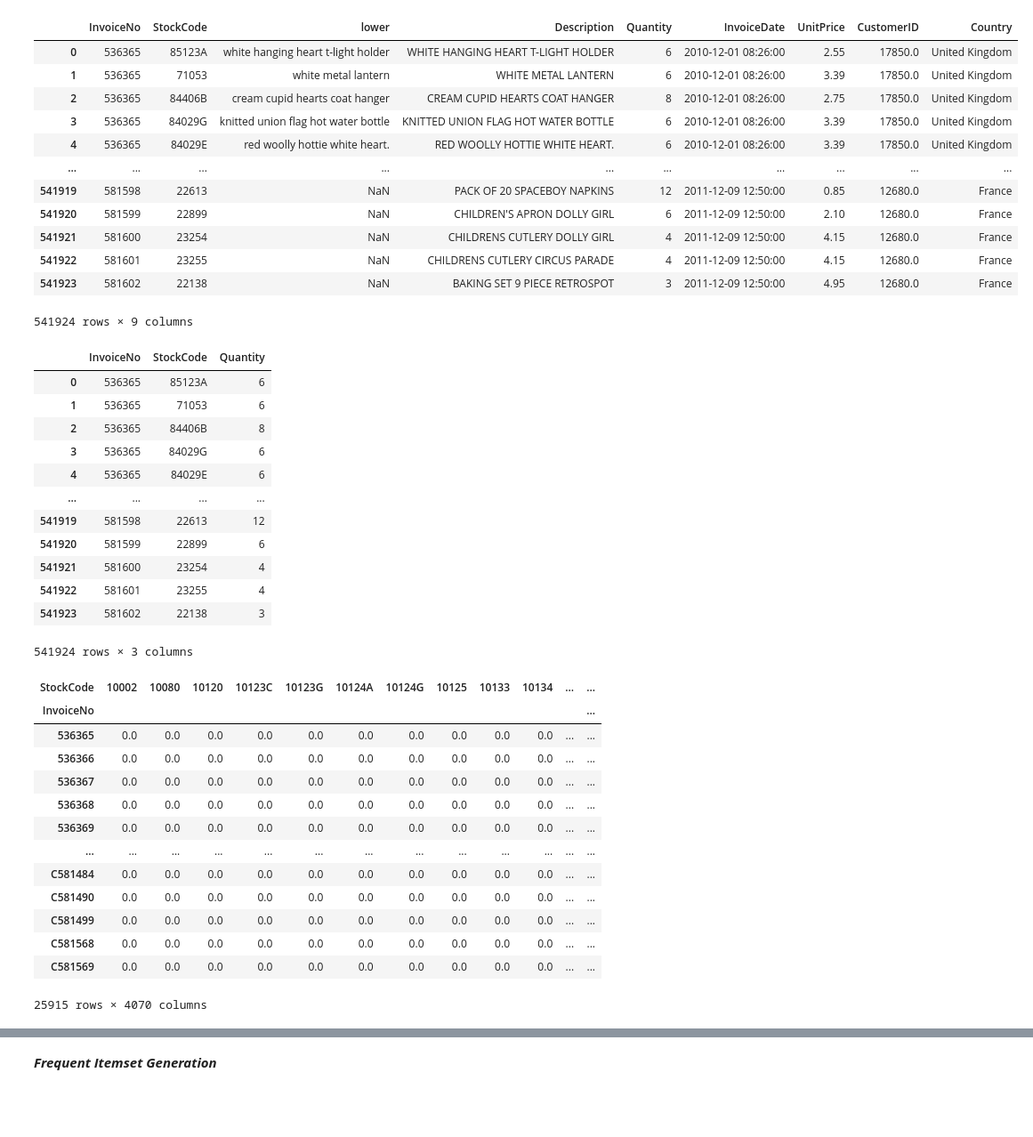
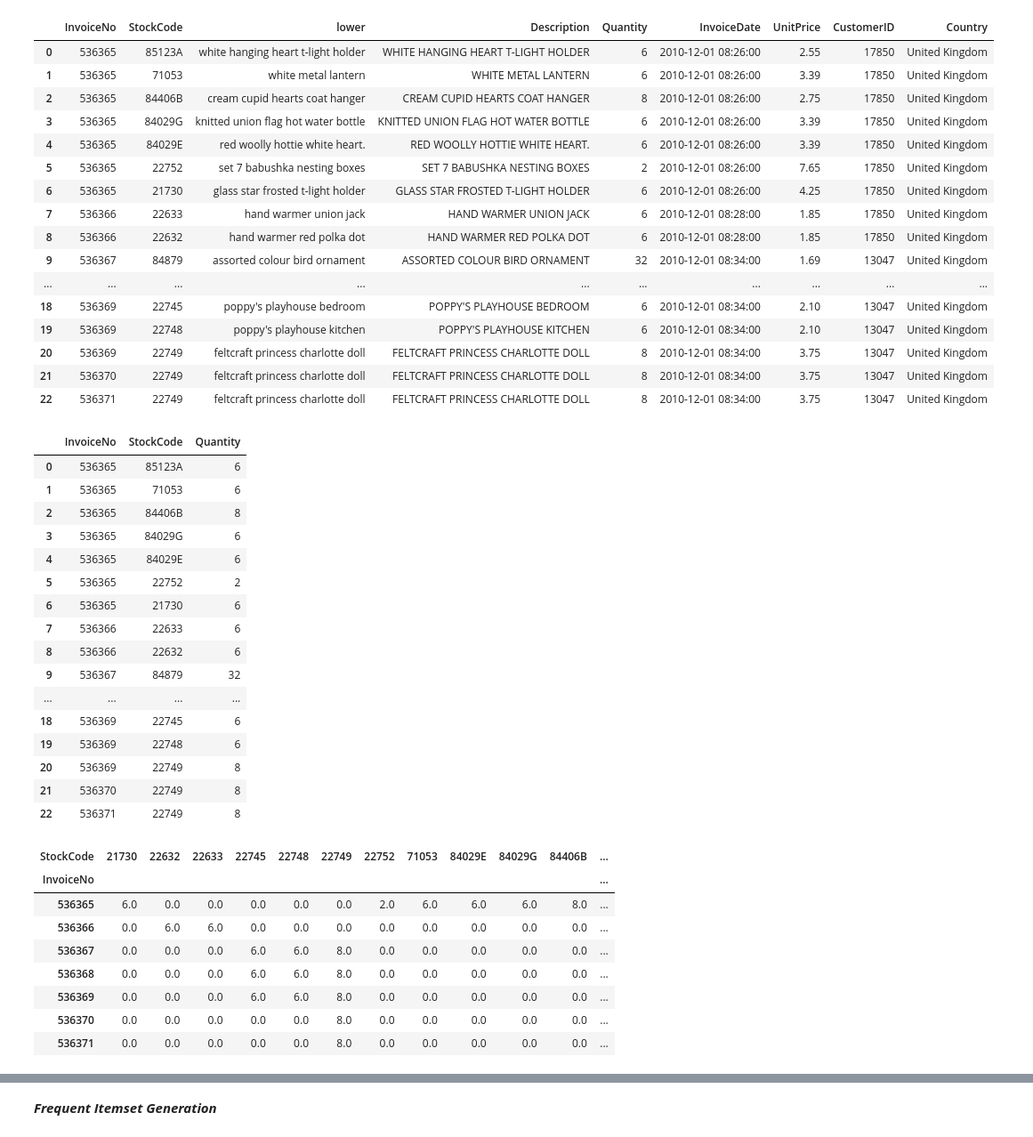
Before and after one commit to khysokhornrupp/RUPP-Apriori-, a Jupyter notebook: appriori/appriori.ipynb, the cells around one changed output, grey strips where cells are left out. Shown at 89% size. Cells and saved outputs as stored; diff of their text form; code cells hidden in the pictures; blank space fills up the shorter version.

```diff
--- a/appriori/appriori.ipynb
+++ b/appriori/appriori.ipynb
@@ -8,28 +8,32 @@ from collections import Iterable
 # use for vertify
 from mlxtend.frequent_patterns import apriori, association_rules
 # %%
+df = pd.read_csv(
+    '/home/sokhorn/sokhorn/dataSet/data/sample_data_set.csv', sep=',')
+df.drop(['Unnamed: 0'], axis=1, inplace=True)
+df
 # df = pd.read_csv(
-#     '/home/sokhorn/sokhorn/dataSet/data/sample_data_set.csv', sep=',')
+#     '/home/sokhorn/sokhorn/dataSet/data/Online Retail.csv', sep=',')
 # df.drop(['Unnamed: 0'], axis=1, inplace=True)
 # df
-df = pd.read_csv(
-    '/home/sokhorn/sokhorn/dataSet/data/Online Retail.csv', sep=',')
-df.drop(['Unnamed: 0'], axis=1, inplace=True)
-df
 # %% [output]
 |  | InvoiceNo | StockCode | lower | Description | Quantity | InvoiceDate | UnitPrice | CustomerID | Country |
-| 0 | 536365 | 85123A | white hanging heart t-light holder | WHITE HANGING HEART T-LIGHT HOLDER | 6 | 2010-12-01 08:26:00 | 2.55 | 17850.0 | United Kingdom |
-| 1 | 536365 | 71053 | white metal lantern | WHITE METAL LANTERN | 6 | 2010-12-01 08:26:00 | 3.39 | 17850.0 | United Kingdom |
-| 2 | 536365 | 84406B | cream cupid hearts coat hanger | CREAM CUPID HEARTS COAT HANGER | 8 | 2010-12-01 08:26:00 | 2.75 | 17850.0 | United Kingdom |
-| 3 | 536365 | 84029G | knitted union flag hot water bottle | KNITTED UNION FLAG HOT WATER BOTTLE | 6 | 2010-12-01 08:26:00 | 3.39 | 17850.0 | United Kingdom |
-| 4 | 536365 | 84029E | red woolly hottie white heart. | RED WOOLLY HOTTIE WHITE HEART. | 6 | 2010-12-01 08:26:00 | 3.39 | 17850.0 | United Kingdom |
+| 0 | 536365 | 85123A | white hanging heart t-light holder | WHITE HANGING HEART T-LIGHT HOLDER | 6 | 2010-12-01 08:26:00 | 2.55 | 17850 | United Kingdom |
+| 1 | 536365 | 71053 | white metal lantern | WHITE METAL LANTERN | 6 | 2010-12-01 08:26:00 | 3.39 | 17850 | United Kingdom |
+| 2 | 536365 | 84406B | cream cupid hearts coat hanger | CREAM CUPID HEARTS COAT HANGER | 8 | 2010-12-01 08:26:00 | 2.75 | 17850 | United Kingdom |
+| 3 | 536365 | 84029G | knitted union flag hot water bottle | KNITTED UNION FLAG HOT WATER BOTTLE | 6 | 2010-12-01 08:26:00 | 3.39 | 17850 | United Kingdom |
+| 4 | 536365 | 84029E | red woolly hottie white heart. | RED WOOLLY HOTTIE WHITE HEART. | 6 | 2010-12-01 08:26:00 | 3.39 | 17850 | United Kingdom |
+| 5 | 536365 | 22752 | set 7 babushka nesting boxes | SET 7 BABUSHKA NESTING BOXES | 2 | 2010-12-01 08:26:00 | 7.65 | 17850 | United Kingdom |
+| 6 | 536365 | 21730 | glass star frosted t-light holder | GLASS STAR FROSTED T-LIGHT HOLDER | 6 | 2010-12-01 08:26:00 | 4.25 | 17850 | United Kingdom |
+| 7 | 536366 | 22633 | hand warmer union jack | HAND WARMER UNION JACK | 6 | 2010-12-01 08:28:00 | 1.85 | 17850 | United Kingdom |
+| 8 | 536366 | 22632 | hand warmer red polka dot | HAND WARMER RED POLKA DOT | 6 | 2010-12-01 08:28:00 | 1.85 | 17850 | United Kingdom |
+| 9 | 536367 | 84879 | assorted colour bird ornament | ASSORTED COLOUR BIRD ORNAMENT | 32 | 2010-12-01 08:34:00 | 1.69 | 13047 | United Kingdom |
 | ... | ... | ... | ... | ... | ... | ... | ... | ... | ... |
-| 541919 | 581598 | 22613 | NaN | PACK OF 20 SPACEBOY NAPKINS | 12 | 2011-12-09 12:50:00 | 0.85 | 12680.0 | France |
-| 541920 | 581599 | 22899 | NaN | CHILDREN'S APRON DOLLY GIRL | 6 | 2011-12-09 12:50:00 | 2.10 | 12680.0 | France |
-| 541921 | 581600 | 23254 | NaN | CHILDRENS CUTLERY DOLLY GIRL | 4 | 2011-12-09 12:50:00 | 4.15 | 12680.0 | France |
-| 541922 | 581601 | 23255 | NaN | CHILDRENS CUTLERY CIRCUS PARADE | 4 | 2011-12-09 12:50:00 | 4.15 | 12680.0 | France |
-| 541923 | 581602 | 22138 | NaN | BAKING SET 9 PIECE RETROSPOT | 3 | 2011-12-09 12:50:00 | 4.95 | 12680.0 | France |
+| 18 | 536369 | 22745 | poppy's playhouse bedroom | POPPY'S PLAYHOUSE BEDROOM | 6 | 2010-12-01 08:34:00 | 2.10 | 13047 | United Kingdom |
+| 19 | 536369 | 22748 | poppy's playhouse kitchen | POPPY'S PLAYHOUSE KITCHEN | 6 | 2010-12-01 08:34:00 | 2.10 | 13047 | United Kingdom |
+| 20 | 536369 | 22749 | feltcraft princess charlotte doll | FELTCRAFT PRINCESS CHARLOTTE DOLL | 8 | 2010-12-01 08:34:00 | 3.75 | 13047 | United Kingdom |
+| 21 | 536370 | 22749 | feltcraft princess charlotte doll | FELTCRAFT PRINCESS CHARLOTTE DOLL | 8 | 2010-12-01 08:34:00 | 3.75 | 13047 | United Kingdom |
+| 22 | 536371 | 22749 | feltcraft princess charlotte doll | FELTCRAFT PRINCESS CHARLOTTE DOLL | 8 | 2010-12-01 08:34:00 | 3.75 | 13047 | United Kingdom |
-541924 rows × 9 columns
 # %%
 sample_dataset = df[[
     'InvoiceNo',
@@ -44,13 +48,17 @@ sample_dataset
 | 2 | 536365 | 84406B | 8 |
 | 3 | 536365 | 84029G | 6 |
 | 4 | 536365 | 84029E | 6 |
+| 5 | 536365 | 22752 | 2 |
+| 6 | 536365 | 21730 | 6 |
+| 7 | 536366 | 22633 | 6 |
+| 8 | 536366 | 22632 | 6 |
+| 9 | 536367 | 84879 | 32 |
 | ... | ... | ... | ... |
-| 541919 | 581598 | 22613 | 12 |
-| 541920 | 581599 | 22899 | 6 |
-| 541921 | 581600 | 23254 | 4 |
-| 541922 | 581601 | 23255 | 4 |
-| 541923 | 581602 | 22138 | 3 |
+| 18 | 536369 | 22745 | 6 |
+| 19 | 536369 | 22748 | 6 |
+| 20 | 536369 | 22749 | 8 |
+| 21 | 536370 | 22749 | 8 |
+| 22 | 536371 | 22749 | 8 |
-541924 rows × 3 columns
 # %%
 item_sets = (
     sample_dataset.groupby(['InvoiceNo', 'StockCode', ])['Quantity']
@@ -59,18 +67,13 @@ item_sets = (
 )
 item_sets
 # %% [output]
-| StockCode | 10002 | 10080 | 10120 | 10123C | 10123G | 10124A | 10124G | 10125 | 10133 | 10134 | ... | ... |
+| StockCode | 21730 | 22632 | 22633 | 22745 | 22748 | 22749 | 22752 | 71053 | 84029E | 84029G | 84406B | ... |
 | InvoiceNo |  |  |  |  |  |  |  |  |  |  |  | ... |
-| 536365 | 0.0 | 0.0 | 0.0 | 0.0 | 0.0 | 0.0 | 0.0 | 0.0 | 0.0 | 0.0 | ... | ... |
-| 536366 | 0.0 | 0.0 | 0.0 | 0.0 | 0.0 | 0.0 | 0.0 | 0.0 | 0.0 | 0.0 | ... | ... |
-| 536367 | 0.0 | 0.0 | 0.0 | 0.0 | 0.0 | 0.0 | 0.0 | 0.0 | 0.0 | 0.0 | ... | ... |
-| 536368 | 0.0 | 0.0 | 0.0 | 0.0 | 0.0 | 0.0 | 0.0 | 0.0 | 0.0 | 0.0 | ... | ... |
-| 536369 | 0.0 | 0.0 | 0.0 | 0.0 | 0.0 | 0.0 | 0.0 | 0.0 | 0.0 | 0.0 | ... | ... |
-| ... | ... | ... | ... | ... | ... | ... | ... | ... | ... | ... | ... | ... |
-| C581484 | 0.0 | 0.0 | 0.0 | 0.0 | 0.0 | 0.0 | 0.0 | 0.0 | 0.0 | 0.0 | ... | ... |
-| C581490 | 0.0 | 0.0 | 0.0 | 0.0 | 0.0 | 0.0 | 0.0 | 0.0 | 0.0 | 0.0 | ... | ... |
-| C581499 | 0.0 | 0.0 | 0.0 | 0.0 | 0.0 | 0.0 | 0.0 | 0.0 | 0.0 | 0.0 | ... | ... |
-| C581568 | 0.0 | 0.0 | 0.0 | 0.0 | 0.0 | 0.0 | 0.0 | 0.0 | 0.0 | 0.0 | ... | ... |
-| C581569 | 0.0 | 0.0 | 0.0 | 0.0 | 0.0 | 0.0 | 0.0 | 0.0 | 0.0 | 0.0 | ... | ... |
+| 536365 | 6.0 | 0.0 | 0.0 | 0.0 | 0.0 | 0.0 | 2.0 | 6.0 | 6.0 | 6.0 | 8.0 | ... |
+| 536366 | 0.0 | 6.0 | 6.0 | 0.0 | 0.0 | 0.0 | 0.0 | 0.0 | 0.0 | 0.0 | 0.0 | ... |
+| 536367 | 0.0 | 0.0 | 0.0 | 6.0 | 6.0 | 8.0 | 0.0 | 0.0 | 0.0 | 0.0 | 0.0 | ... |
+| 536368 | 0.0 | 0.0 | 0.0 | 6.0 | 6.0 | 8.0 | 0.0 | 0.0 | 0.0 | 0.0 | 0.0 | ... |
+| 536369 | 0.0 | 0.0 | 0.0 | 6.0 | 6.0 | 8.0 | 0.0 | 0.0 | 0.0 | 0.0 | 0.0 | ... |
+| 536370 | 0.0 | 0.0 | 0.0 | 0.0 | 0.0 | 8.0 | 0.0 | 0.0 | 0.0 | 0.0 | 0.0 | ... |
+| 536371 | 0.0 | 0.0 | 0.0 | 0.0 | 0.0 | 8.0 | 0.0 | 0.0 | 0.0 | 0.0 | 0.0 | ... |
-25915 rows × 4070 columns
 # %%
```
Also changed, not shown: parts of 24 cells of this notebook, 3 other files.
